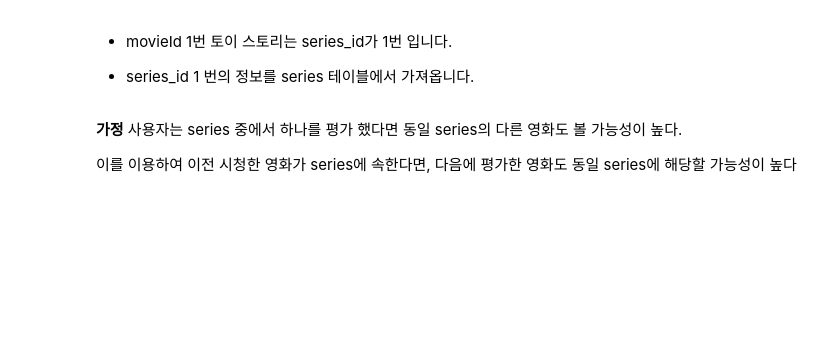
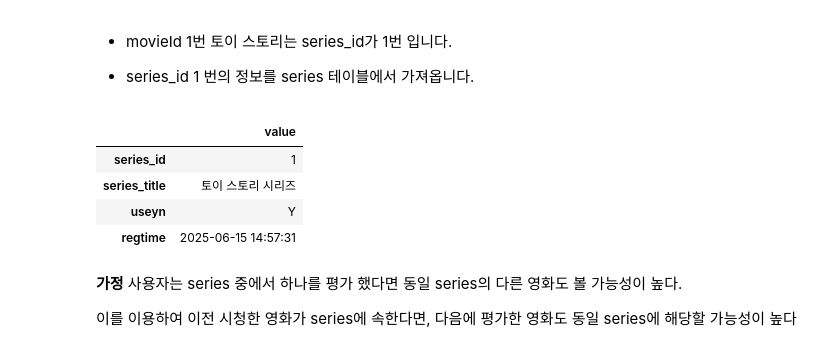
Before and after one commit to sunkusun9/rcmd_2509, a Jupyter notebook: 3.콘텐츠 기반 추천.ipynb, the cells around one changed output. Saved outputs shown, nothing was run; the diff lists cells and outputs as text; code cells hidden in the pictures; blank space fills up the shorter version.

```diff
--- a/3.콘텐츠 기반 추천.ipynb
+++ b/3.콘텐츠 기반 추천.ipynb
@@ -175,8 +250,14 @@ s
 
 - series_id 1 번의 정보를 series 테이블에서 가져옵니다.
 # %%
-s = get_rows("SELECT * FROM series WHERE series_id = 1")
+s = get_rows("SELECT * FROM series WHERE series_id = :series_id", {'series_id': 1})
 s
+# %% [output]
+|  | value |
+| series_id | 1 |
+| series_title | 토이 스토리 시리즈 |
+| useyn | Y |
+| regtime | 2025-06-15 14:57:31 |
 # %% [markdown]
 **가정** 사용자는 series 중에서 하나를 평가 했다면 동일 series의 다른 영화도 볼 가능성이 높다.
 
```
Also changed, not shown: parts of 12 cells of this notebook.
